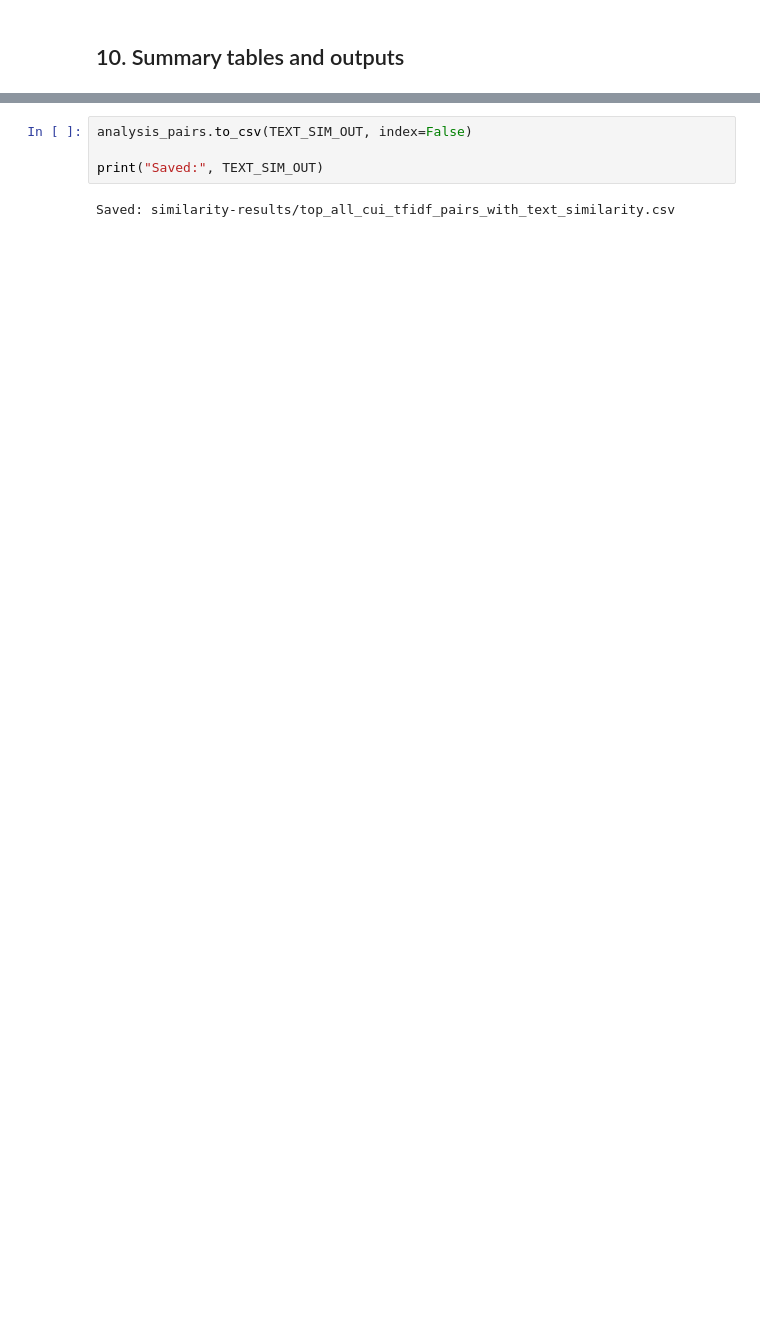
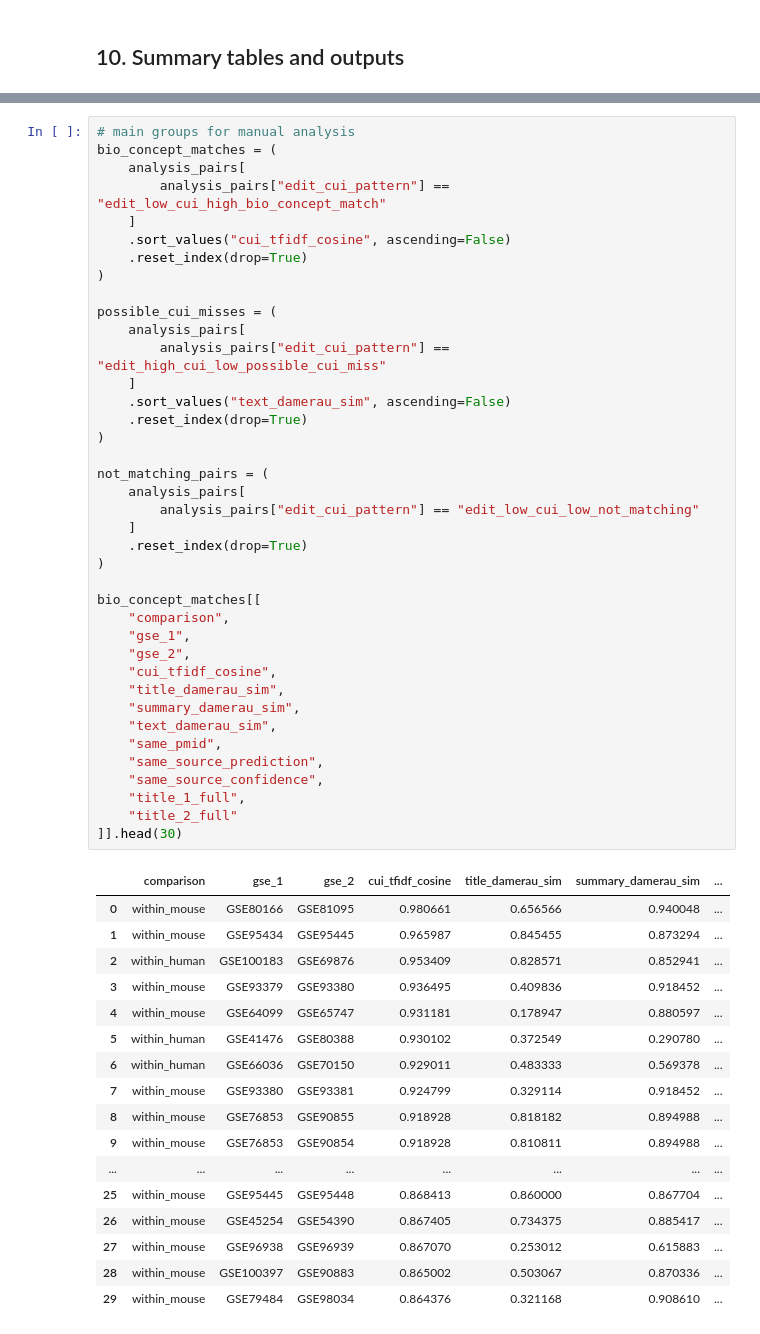
Before and after one commit to vbilsmith/txt2onto2.0_for_gold_standards, a Jupyter notebook: 06-sim-tf-idf-cleaned.ipynb, the cells around one changed output, grey strips where cells are left out. Drawn from its saved outputs; the diff is of its cells as text; blank space fills up the shorter version.

```diff
--- a/06-sim-tf-idf-cleaned.ipynb
+++ b/06-sim-tf-idf-cleaned.ipynb
@@ -697,6 +779,57 @@ cui_specific_pairs.to_csv(
 # %%
-analysis_pairs.to_csv(TEXT_SIM_OUT, index=False)
+# main groups for manual analysis
+bio_concept_matches = (
+    analysis_pairs[
+        analysis_pairs["edit_cui_pattern"] == "edit_low_cui_high_bio_concept_match"
+    ]
+    .sort_values("cui_tfidf_cosine", ascending=False)
+    .reset_index(drop=True)
+)
 
-print("Saved:", TEXT_SIM_OUT)
+possible_cui_misses = (
+    analysis_pairs[
+        analysis_pairs["edit_cui_pattern"] == "edit_high_cui_low_possible_cui_miss"
+    ]
+    .sort_values("text_damerau_sim", ascending=False)
+    .reset_index(drop=True)
+)
+
+not_matching_pairs = (
+    analysis_pairs[
+        analysis_pairs["edit_cui_pattern"] == "edit_low_cui_low_not_matching"
+    ]
+    .reset_index(drop=True)
+)
+
+bio_concept_matches[[
+    "comparison",
+    "gse_1",
+    "gse_2",
+    "cui_tfidf_cosine",
+    "title_damerau_sim",
+    "summary_damerau_sim",
+    "text_damerau_sim",
+    "same_pmid",
+    "same_source_prediction",
+    "same_source_confidence",
+    "title_1_full",
+    "title_2_full"
+]].head(30)
 # %% [output]
-Saved: similarity-results/top_all_cui_tfidf_pairs_with_text_similarity.csv
+|  | comparison | gse_1 | gse_2 | cui_tfidf_cosine | title_damerau_sim | summary_damerau_sim | ... |
+| 0 | within_mouse | GSE80166 | GSE81095 | 0.980661 | 0.656566 | 0.940048 | ... |
+| 1 | within_mouse | GSE95434 | GSE95445 | 0.965987 | 0.845455 | 0.873294 | ... |
+| 2 | within_human | GSE100183 | GSE69876 | 0.953409 | 0.828571 | 0.852941 | ... |
+| 3 | within_mouse | GSE93379 | GSE93380 | 0.936495 | 0.409836 | 0.918452 | ... |
+| 4 | within_mouse | GSE64099 | GSE65747 | 0.931181 | 0.178947 | 0.880597 | ... |
+| 5 | within_human | GSE41476 | GSE80388 | 0.930102 | 0.372549 | 0.290780 | ... |
+| 6 | within_human | GSE66036 | GSE70150 | 0.929011 | 0.483333 | 0.569378 | ... |
+| 7 | within_mouse | GSE93380 | GSE93381 | 0.924799 | 0.329114 | 0.918452 | ... |
+| 8 | within_mouse | GSE76853 | GSE90855 | 0.918928 | 0.818182 | 0.894988 | ... |
+| 9 | within_mouse | GSE76853 | GSE90854 | 0.918928 | 0.810811 | 0.894988 | ... |
+| ... | ... | ... | ... | ... | ... | ... | ... |
+| 25 | within_mouse | GSE95445 | GSE95448 | 0.868413 | 0.860000 | 0.867704 | ... |
+| 26 | within_mouse | GSE45254 | GSE54390 | 0.867405 | 0.734375 | 0.885417 | ... |
+| 27 | within_mouse | GSE96938 | GSE96939 | 0.867070 | 0.253012 | 0.615883 | ... |
+| 28 | within_mouse | GSE100397 | GSE90883 | 0.865002 | 0.503067 | 0.870336 | ... |
+| 29 | within_mouse | GSE79484 | GSE98034 | 0.864376 | 0.321168 | 0.908610 | ... |
```
Also changed, not shown: parts of 18 cells of this notebook, 28 other files.
